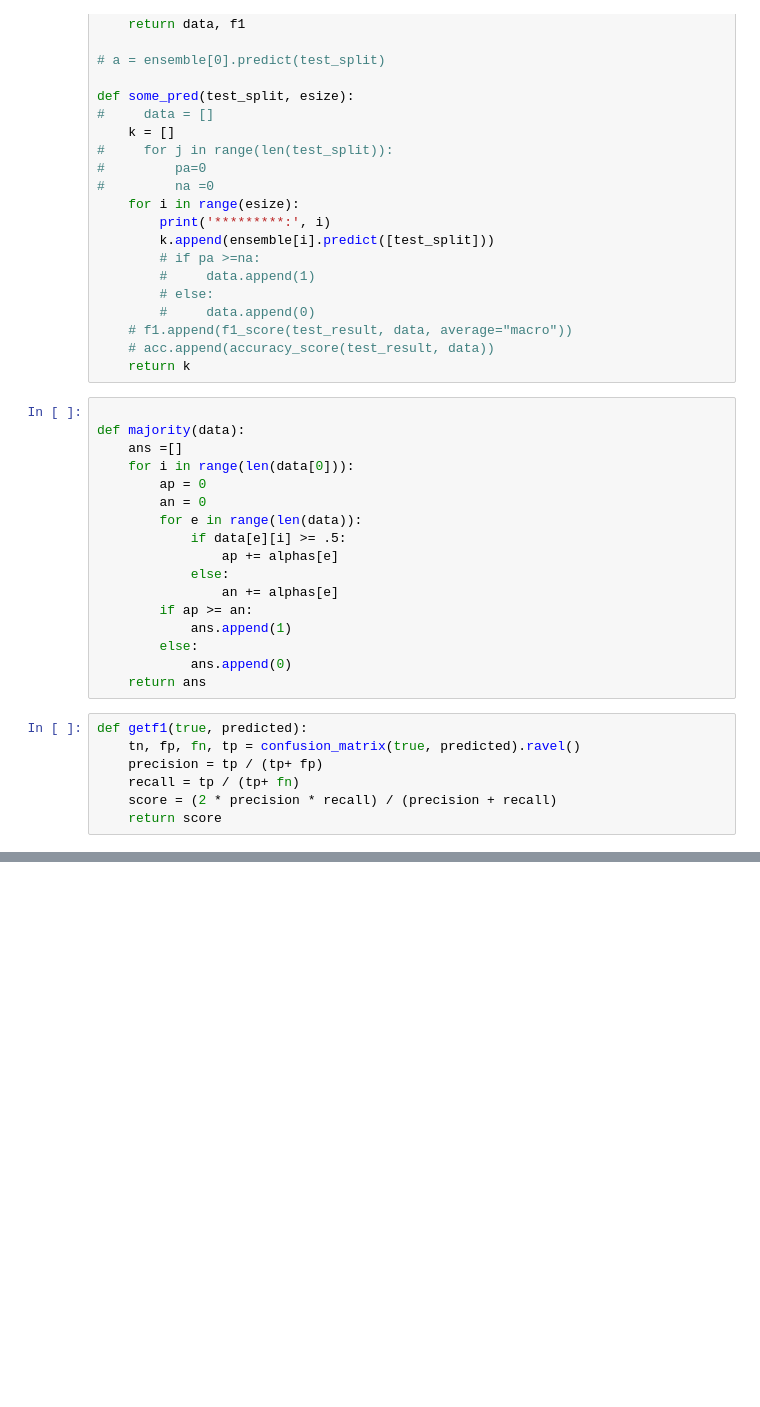
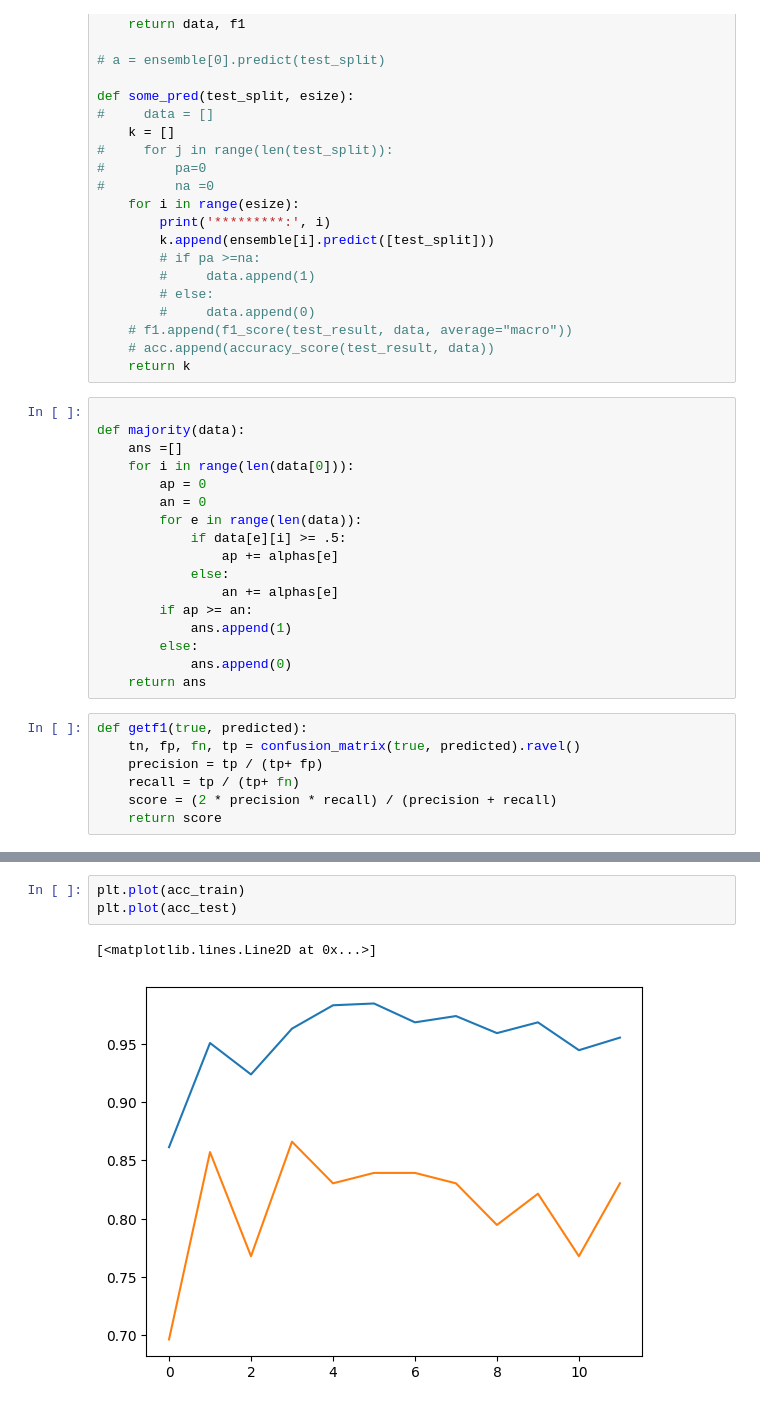
Before and after one commit to bhaba-ranjan/ada-boosting, a Jupyter notebook: boosting-ann.ipynb, the cells around one changed output, grey strips where cells are left out. Saved outputs shown, nothing was run; the diff lists cells and outputs as text; blank space fills up the shorter version.

```diff
--- a/boosting-ann.ipynb
+++ b/boosting-ann.ipynb
@@ -539 +505,7 @@ plt.plot(f1_test)
+# %%
+plt.plot(acc_train)
+plt.plot(acc_test)
+# %% [output]
+[<matplotlib.lines.Line2D at 0x...>]
+[figure, added]
 # %%
```
Also changed, not shown: parts of 16 cells of this notebook.
